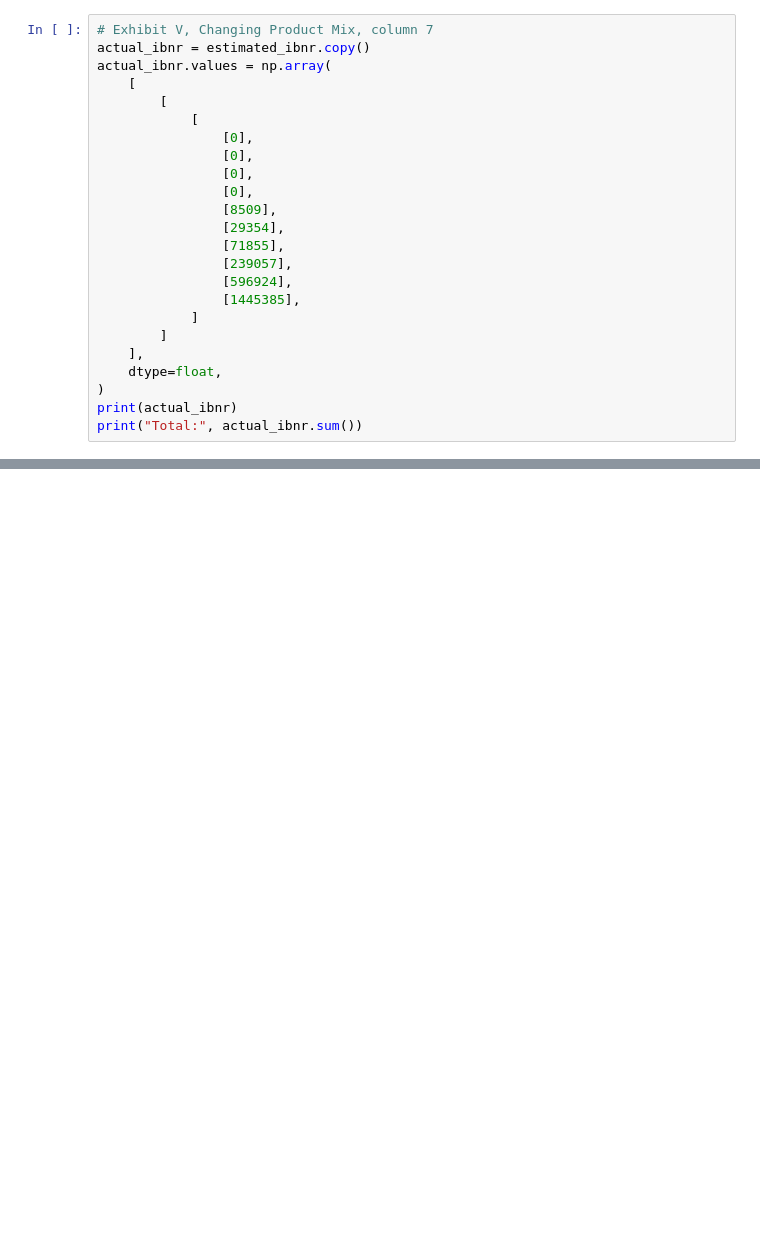
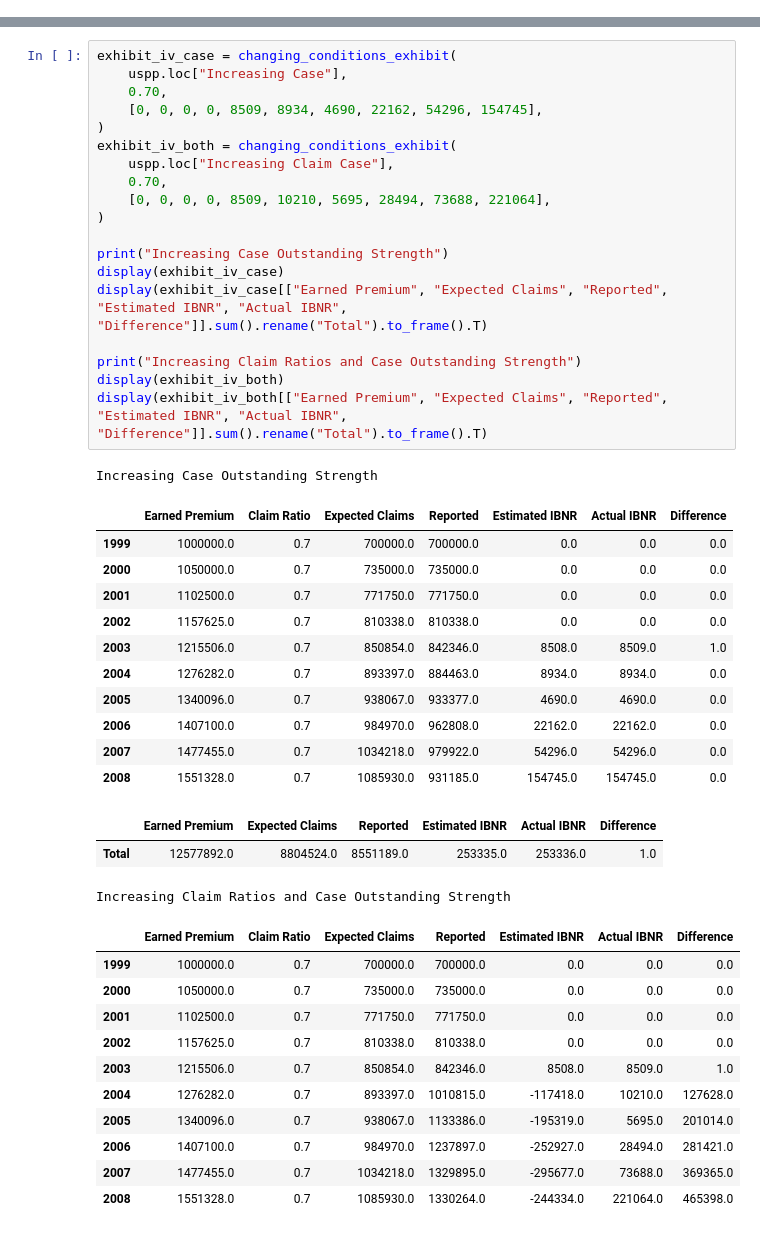
Before and after one commit to casact/chainladder-python, a Jupyter notebook: docs/friedland/chapter_8.ipynb, the cells around one changed output, grey strips where cells are left out. Cells and saved outputs as stored; diff of their text form; blank space fills up the shorter version.

```diff
--- a/docs/friedland/chapter_8.ipynb
+++ b/docs/friedland/chapter_8.ipynb
@@ -4857,24 +0,0 @@ Total: 2166621.0
-# %%
-# Exhibit V, Changing Product Mix, column 7
-actual_ibnr = estimated_ibnr.copy()
-actual_ibnr.values = np.array(
-    [
-        [
-            [
-                [0],
-                [0],
-                [0],
-                [0],
-                [8509],
-                [29354],
-                [71855],
-                [239057],
-                [596924],
-                [1445385],
-            ]
-        ]
-    ],
-    dtype=float,
-)
-print(actual_ibnr)
-print("Total:", actual_ibnr.sum())
@@ -5253,0 +1132,46 @@ assert np.isclose(difference.sum(), 224465, atol=2)
+# %%
+exhibit_iv_case = changing_conditions_exhibit(
+    uspp.loc["Increasing Case"],
+    0.70,
+    [0, 0, 0, 0, 8509, 8934, 4690, 22162, 54296, 154745],
+)
+exhibit_iv_both = changing_conditions_exhibit(
+    uspp.loc["Increasing Claim Case"],
+    0.70,
+    [0, 0, 0, 0, 8509, 10210, 5695, 28494, 73688, 221064],
+)
+
+print("Increasing Case Outstanding Strength")
+display(exhibit_iv_case)
+display(exhibit_iv_case[["Earned Premium", "Expected Claims", "Reported", "Estimated IBNR", "Actual IBNR", "Difference"]].sum().rename("Total").to_frame().T)
+
+print("Increasing Claim Ratios and Case Outstanding Strength")
+display(exhibit_iv_both)
+display(exhibit_iv_both[["Earned Premium", "Expected Claims", "Reported", "Estimated IBNR", "Actual IBNR", "Difference"]].sum().rename("Total").to_frame().T)
+# %% [output]
+Increasing Case Outstanding Strength
+|  | Earned Premium | Claim Ratio | Expected Claims | Reported | Estimated IBNR | Actual IBNR | Difference |
+| 1999 | 1000000.0 | 0.7 | 700000.0 | 700000.0 | 0.0 | 0.0 | 0.0 |
+| 2000 | 1050000.0 | 0.7 | 735000.0 | 735000.0 | 0.0 | 0.0 | 0.0 |
+| 2001 | 1102500.0 | 0.7 | 771750.0 | 771750.0 | 0.0 | 0.0 | 0.0 |
+| 2002 | 1157625.0 | 0.7 | 810338.0 | 810338.0 | 0.0 | 0.0 | 0.0 |
+| 2003 | 1215506.0 | 0.7 | 850854.0 | 842346.0 | 8508.0 | 8509.0 | 1.0 |
+| 2004 | 1276282.0 | 0.7 | 893397.0 | 884463.0 | 8934.0 | 8934.0 | 0.0 |
+| 2005 | 1340096.0 | 0.7 | 938067.0 | 933377.0 | 4690.0 | 4690.0 | 0.0 |
+| 2006 | 1407100.0 | 0.7 | 984970.0 | 962808.0 | 22162.0 | 22162.0 | 0.0 |
+| 2007 | 1477455.0 | 0.7 | 1034218.0 | 979922.0 | 54296.0 | 54296.0 | 0.0 |
+| 2008 | 1551328.0 | 0.7 | 1085930.0 | 931185.0 | 154745.0 | 154745.0 | 0.0 |
+|  | Earned Premium | Expected Claims | Reported | Estimated IBNR | Actual IBNR | Difference |
+| Total | 12577892.0 | 8804524.0 | 8551189.0 | 253335.0 | 253336.0 | 1.0 |
+Increasing Claim Ratios and Case Outstanding Strength
+|  | Earned Premium | Claim Ratio | Expected Claims | Reported | Estimated IBNR | Actual IBNR | Difference |
+| 1999 | 1000000.0 | 0.7 | 700000.0 | 700000.0 | 0.0 | 0.0 | 0.0 |
+| 2000 | 1050000.0 | 0.7 | 735000.0 | 735000.0 | 0.0 | 0.0 | 0.0 |
+| 2001 | 1102500.0 | 0.7 | 771750.0 | 771750.0 | 0.0 | 0.0 | 0.0 |
+| 2002 | 1157625.0 | 0.7 | 810338.0 | 810338.0 | 0.0 | 0.0 | 0.0 |
+| 2003 | 1215506.0 | 0.7 | 850854.0 | 842346.0 | 8508.0 | 8509.0 | 1.0 |
+| 2004 | 1276282.0 | 0.7 | 893397.0 | 1010815.0 | -117418.0 | 10210.0 | 127628.0 |
+| 2005 | 1340096.0 | 0.7 | 938067.0 | 1133386.0 | -195319.0 | 5695.0 | 201014.0 |
+| 2006 | 1407100.0 | 0.7 | 984970.0 | 1237897.0 | -252927.0 | 28494.0 | 281421.0 |
+| 2007 | 1477455.0 | 0.7 | 1034218.0 | 1329895.0 | -295677.0 | 73688.0 | 369365.0 |
+| 2008 | 1551328.0 | 0.7 | 1085930.0 | 1330264.0 | -244334.0 | 221064.0 | 465398.0 |
```
Also changed, not shown: parts of 188 cells of this notebook.
